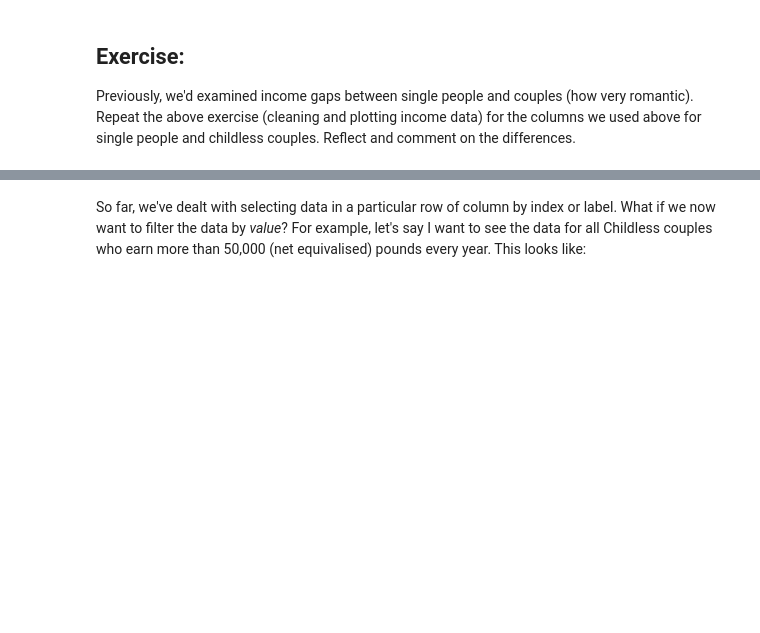
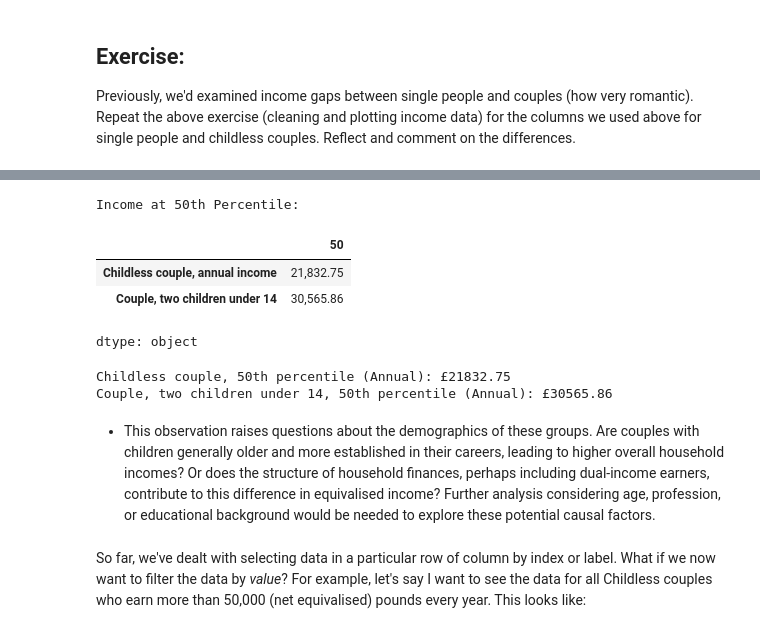
Before and after one commit to shynnnexe/QM2, a Jupyter notebook: W2_Working_with_Data_in_Pandas.ipynb, the cells around one changed output, grey strips where cells are left out. Cells and saved outputs as stored; diff of their text form; code cells hidden in the pictures; blank space fills up the shorter version.

```diff
--- a/W2_Working_with_Data_in_Pandas.ipynb
+++ b/W2_Working_with_Data_in_Pandas.ipynb
@@ -354,3 +393,26 @@ Add your reflection here.
+# %%
+print('Income at 50th Percentile:')
+display(income.loc[50][['Childless couple, annual income', 'Couple, two children under 14']])
+
+# The annual figures provided in the reflection were directly taken from the 'annual income' columns.
+# The 'Net equivalised household income in 2010-11, week' column is indeed weekly.
+# For example, let's take the 'Childless couple, annual income' at the 50th percentile:
+childless_couple_50th_annual = float(income.loc[50]['Childless couple, annual income'].replace(',', ''))
+couple_two_children_50th_annual = float(income.loc[50]['Couple, two children under 14'].replace(',', ''))
+
+print(f"\nChildless couple, 50th percentile (Annual): £{childless_couple_50th_annual:.2f}")
+print(f"Couple, two children under 14, 50th percentile (Annual): £{couple_two_children_50th_annual:.2f}")
+# %% [output]
+Income at 50th Percentile:
+|  | 50 |
+| Childless couple, annual income | 21,832.75 |
+| Couple, two children under 14 | 30,565.86 |
+dtype: object
+Childless couple, 50th percentile (Annual): £21832.75
+Couple, two children under 14, 50th percentile (Annual): £30565.86
+# %% [markdown]
+*  This observation raises questions about the demographics of these groups.
+Are couples with children generally older and more established in their careers, leading to higher overall household incomes? Or does the structure of household finances, perhaps including dual-income earners, contribute to this difference in equivalised income? Further analysis considering age, profession, or educational background would be needed to explore these potential causal factors.
 # %% [markdown]
 So far, we've dealt with selecting data in a particular row of column by index or label. What if we now want to filter the data by *value*? For example, let's say I want to see the data for all Childless couples who earn more than 50,000 (net equivalised) pounds every year. This looks like:
 # %%
```
Also changed, not shown: parts of 36 cells of this notebook.
